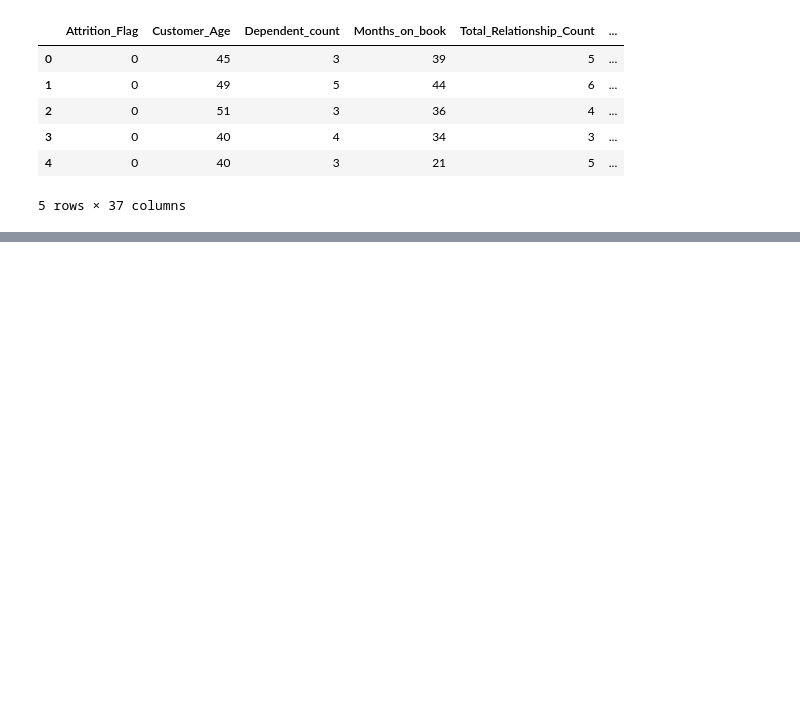
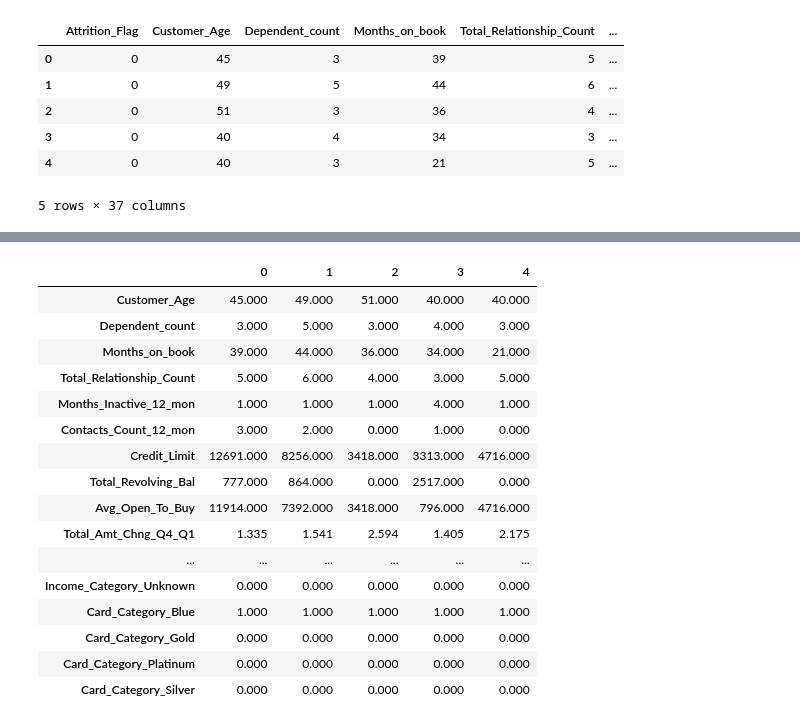
Before and after one commit to philip-papasavvas/ml_sandbox, a Jupyter notebook: notebook-projects/Credit Card Churn Modelling.ipynb, the cells around one changed output, grey strips where cells are left out. Saved outputs shown, nothing was run; the diff lists cells and outputs as text; code cells hidden in the pictures; blank space fills up the shorter version.

```diff
--- a/notebook-projects/Credit Card Churn Modelling.ipynb
+++ b/notebook-projects/Credit Card Churn Modelling.ipynb
@@ -309,0 +269,6 @@ memory usage: 217.7 KB
+# %%
+y = modelling_df['Attrition_Flag']
+X = modelling_df.drop('Attrition_Flag', axis=1)
+# %%
+pd.set_option('display.max_columns', 25)
+X.head()
@@ -309,0 +295,20 @@ memory usage: 217.7 KB
+# %%
+X.head().T
+# %% [output]
+|  | 0 | 1 | 2 | 3 | 4 |
+| Customer_Age | 45.000 | 49.000 | 51.000 | 40.000 | 40.000 |
+| Dependent_count | 3.000 | 5.000 | 3.000 | 4.000 | 3.000 |
+| Months_on_book | 39.000 | 44.000 | 36.000 | 34.000 | 21.000 |
+| Total_Relationship_Count | 5.000 | 6.000 | 4.000 | 3.000 | 5.000 |
+| Months_Inactive_12_mon | 1.000 | 1.000 | 1.000 | 4.000 | 1.000 |
+| Contacts_Count_12_mon | 3.000 | 2.000 | 0.000 | 1.000 | 0.000 |
+| Credit_Limit | 12691.000 | 8256.000 | 3418.000 | 3313.000 | 4716.000 |
+| Total_Revolving_Bal | 777.000 | 864.000 | 0.000 | 2517.000 | 0.000 |
+| Avg_Open_To_Buy | 11914.000 | 7392.000 | 3418.000 | 796.000 | 4716.000 |
+| Total_Amt_Chng_Q4_Q1 | 1.335 | 1.541 | 2.594 | 1.405 | 2.175 |
+| ... | ... | ... | ... | ... | ... |
+| Income_Category_Unknown | 0.000 | 0.000 | 0.000 | 0.000 | 0.000 |
+| Card_Category_Blue | 1.000 | 1.000 | 1.000 | 1.000 | 1.000 |
+| Card_Category_Gold | 0.000 | 0.000 | 0.000 | 0.000 | 0.000 |
+| Card_Category_Platinum | 0.000 | 0.000 | 0.000 | 0.000 | 0.000 |
+| Card_Category_Silver | 0.000 | 0.000 | 0.000 | 0.000 | 0.000 |
```
Also changed, not shown: parts of 59 cells of this notebook.
